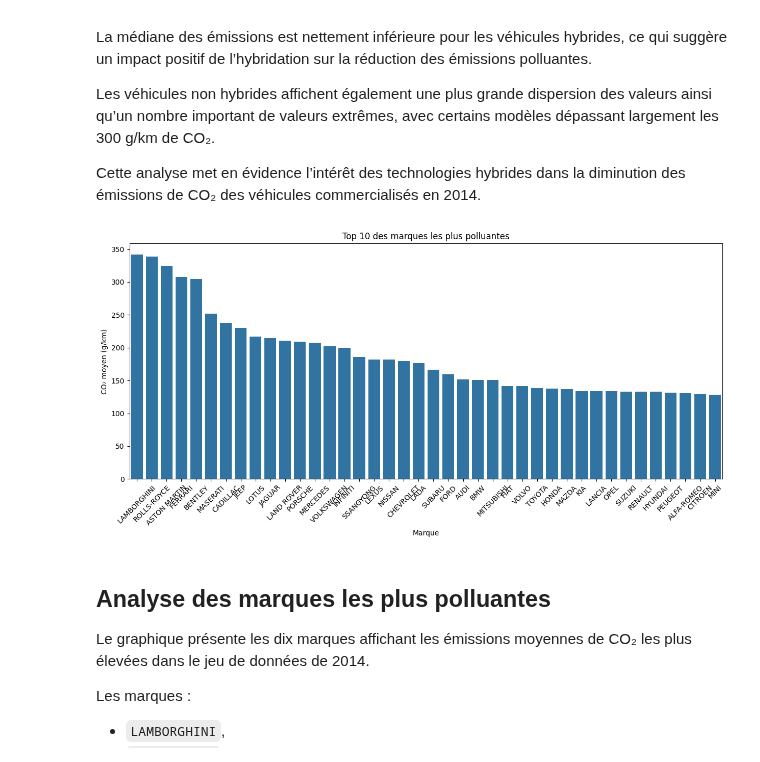
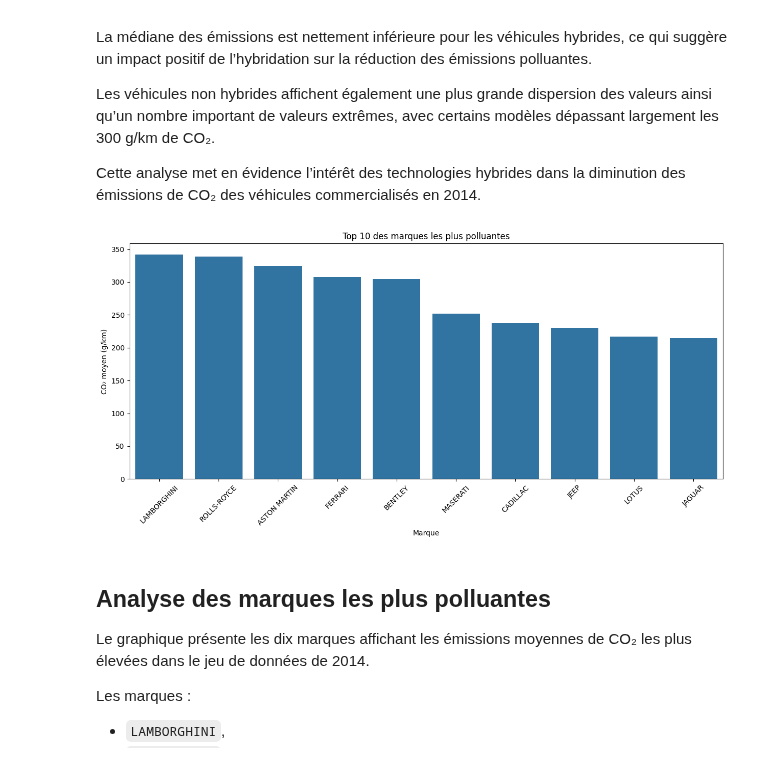
Before and after one commit to LarissaVarnakova/Projet_CO2, a Jupyter notebook: notebooks/eda_aziz.ipynb, the cells around one changed output. Cells and saved outputs as stored; diff of their text form; code cells hidden in the pictures.

```diff
--- a/notebooks/eda_aziz.ipynb
+++ b/notebooks/eda_aziz.ipynb
@@ -441,27 +440,27 @@ Cette analyse met en évidence l’intérêt des technologies hybrides dans la d
 # %%
 top_marques = (
     df_2014.groupby('lib_mrq')['co2']
     .mean()
     .sort_values(ascending=False)
-    .head(40)
+    .head(10)
 )
 
 plt.figure(figsize=(15,6))
 
 sns.barplot(
     x=top_marques.index,
     y=top_marques.values
 )
 
 plt.xticks(rotation=45)
 
 plt.title("Top 10 des marques les plus polluantes")
 plt.xlabel("Marque")
 plt.ylabel("CO₂ moyen (g/km)")
 
 plt.show()
 # %% [output]
-[figure, old version]
+[figure, new version]
 # %% [markdown]
 ## Analyse des marques les plus polluantes
 
```
Also changed, not shown: parts of 3 cells of this notebook.
